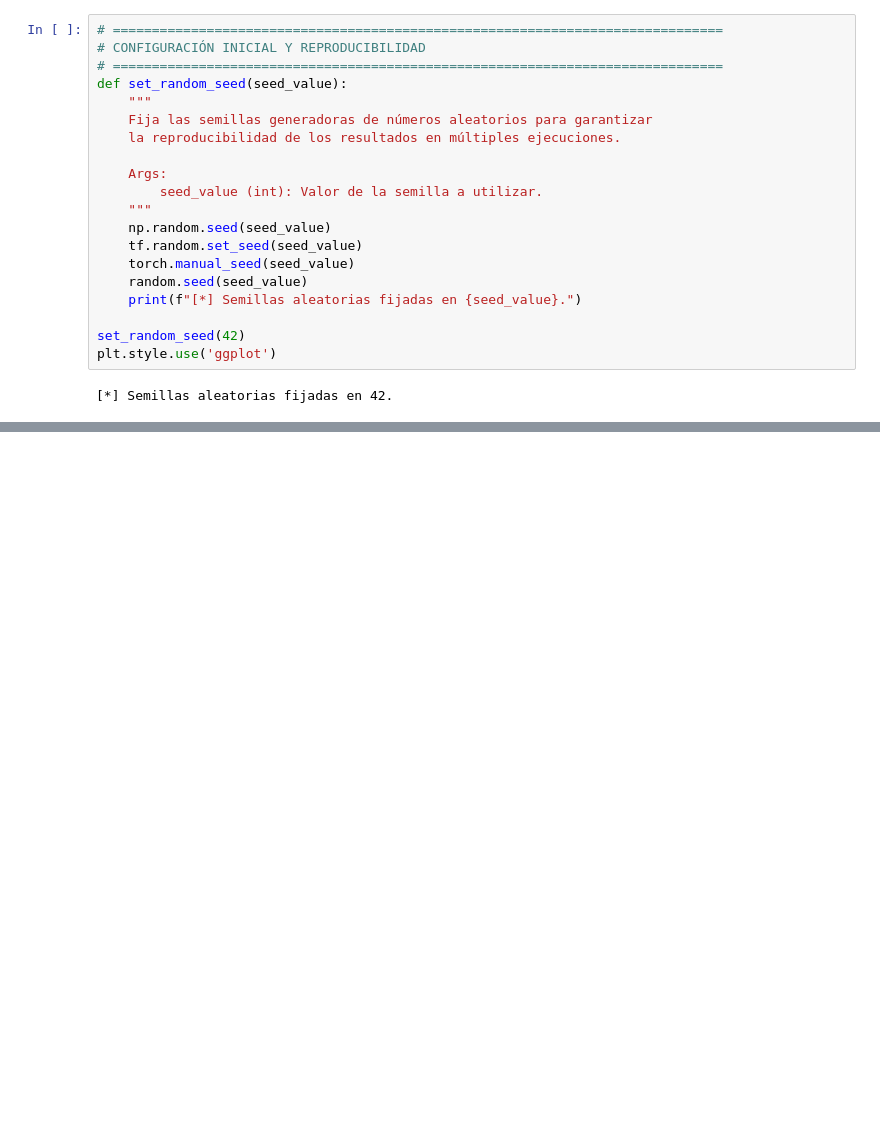
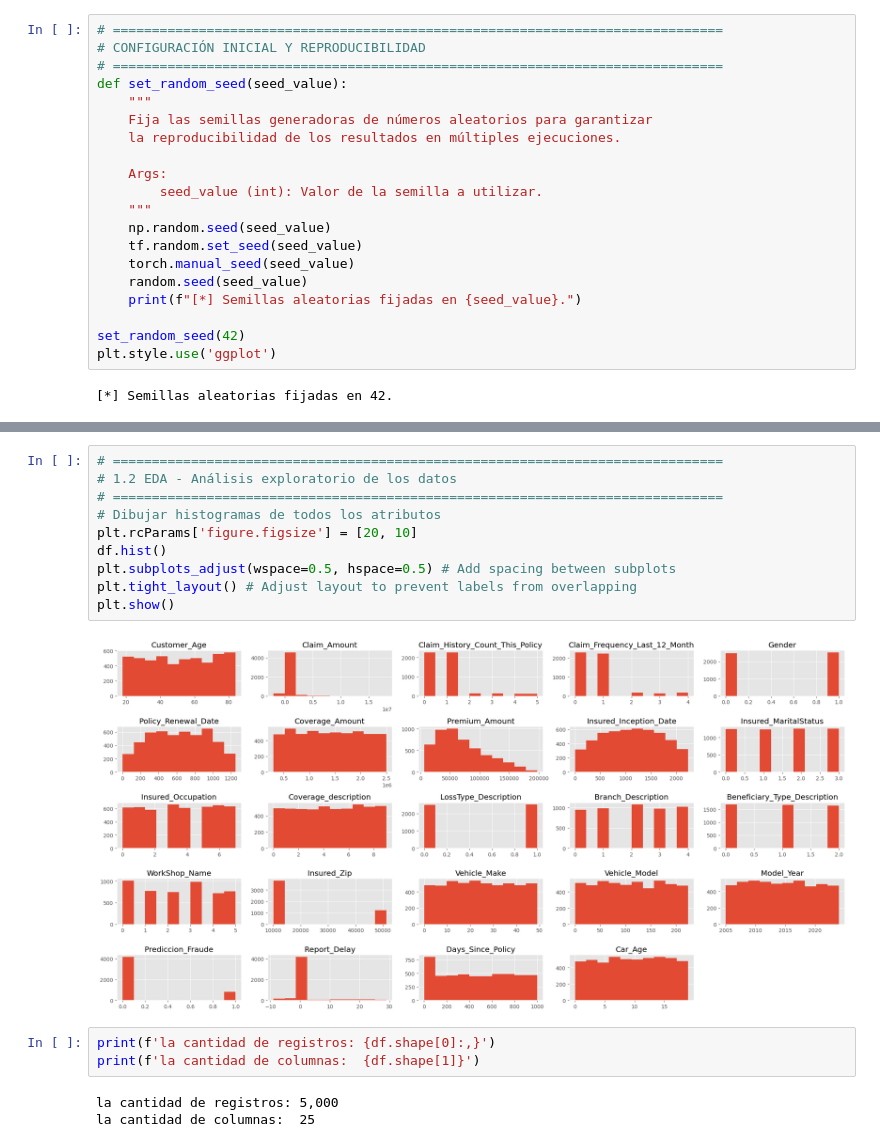
Before and after one commit to juniorfelixgb/UNIR-Fraude-Triaje-3007G, a Jupyter notebook: Sistema_Triaje_Inteligente_Reclamaciones_Automovil.ipynb, the cells around one changed output, grey strips where cells are left out. Saved outputs shown, nothing was run; the diff lists cells and outputs as text; blank space fills up the shorter version.

```diff
--- a/Sistema_Triaje_Inteligente_Reclamaciones_Automovil.ipynb
+++ b/Sistema_Triaje_Inteligente_Reclamaciones_Automovil.ipynb
@@ -101 +106,19 @@ Drive already mounted at /content/drive/; to attempt to forcibly remount, call d
 [*] Feature Engineering Tabular...
+# %%
+# ==============================================================================
+# 1.2 EDA - Análisis exploratorio de los datos
+# ==============================================================================
+# Dibujar histogramas de todos los atributos
+plt.rcParams['figure.figsize'] = [20, 10]
+df.hist()
+plt.subplots_adjust(wspace=0.5, hspace=0.5) # Add spacing between subplots
+plt.tight_layout() # Adjust layout to prevent labels from overlapping
+plt.show()
+# %% [output]
+[figure, added]
+# %%
+print(f'la cantidad de registros: {df.shape[0]:,}')
+print(f'la cantidad de columnas:  {df.shape[1]}')
+# %% [output]
+la cantidad de registros: 5,000
+la cantidad de columnas:  25
```
Also changed, not shown: parts of 20 cells of this notebook, 2 other files.
